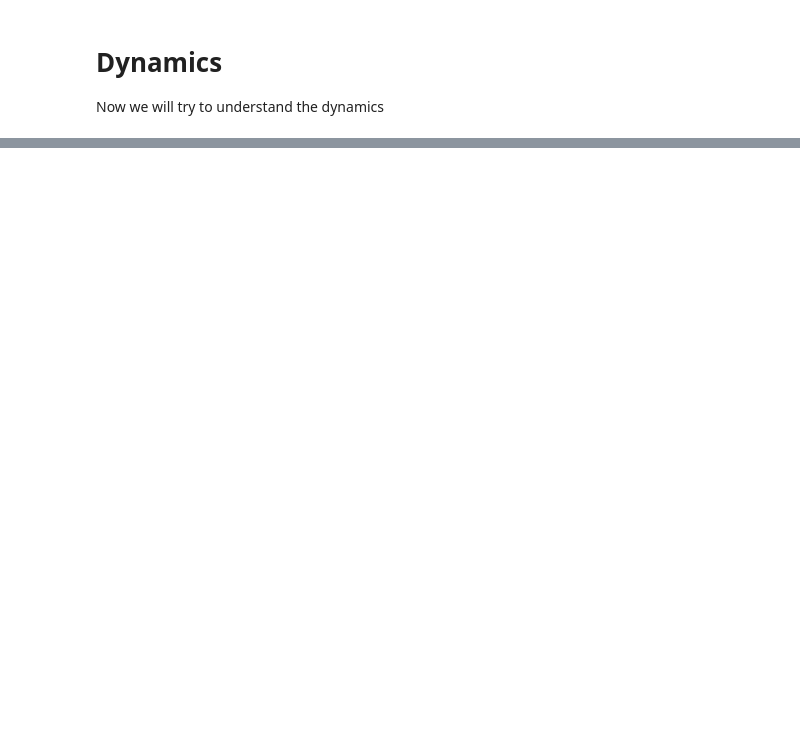
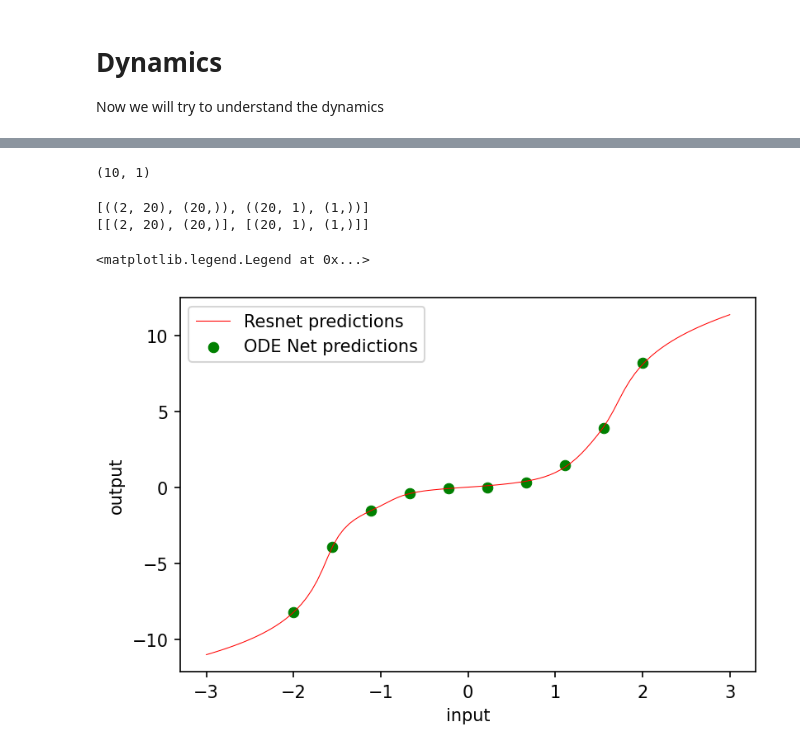
Before and after one commit to PetchMa/deeplearning_fundamentals, a Jupyter notebook: Neural_ODE.ipynb, the cells around one changed output, grey strips where cells are left out. Cells and saved outputs as stored; diff of their text form; code cells hidden in the pictures; blank space fills up the shorter version.

```diff
--- a/Neural_ODE.ipynb
+++ b/Neural_ODE.ipynb
@@ -37,0 +81,66 @@ batched_odenet = vmap(odenet, in_axes=(None, 0))
+# %%
+inputs = jnp.reshape(jnp.linspace(-2.0, 2.0, 10), (10, 1))
+targets = inputs**3 + 0.1 * inputs
+print(targets.shape)
+# %% [output]
+(10, 1)
+# %%
+import numpy.random as npr
+def init_random_params(scale, layer_sizes, rng=npr.RandomState(0)):
+  return [(scale * rng.randn(m, n), scale * rng.randn(n))
+          for m, n, in zip(layer_sizes[:-1], layer_sizes[1:])]
+
+odenet_layer_sizes = [2, 20, 1]
+param_scale = 1.0
+resnet_params = init_random_params(param_scale, odenet_layer_sizes)
+
+print(jax.tree_map(lambda x: x.shape, resnet_params))
+
+
+odenet_params = init_MLP(odenet_layer_sizes, rng)
+print(jax.tree_map(lambda x: x.shape, odenet_params))
+# %% [output]
+[((2, 20), (20,)), ((20, 1), (1,))]
+[[(2, 20), (20,)], [(20, 1), (1,)]]
+# %%
+# Toy 1D dataset.
+inputs = jnp.reshape(jnp.linspace(-2.0, 2.0, 10), (10, 1))
+targets = inputs**3 + 0.1 * inputs
+
+
+param_scale = 1.0
+step_size = 0.01
+train_iters = 1000
+
+# We need to change the input dimension to 2, to allow time-dependent dynamics.
+odenet_layer_sizes = [2, 20, 1]
+
+def odenet_loss(params, inputs, targets):
+  preds = batched_odenet(params, inputs)
+  return jnp.mean(jnp.sum((preds - targets)**2, axis=1))
+
+@jit
+def odenet_update(params, inputs, targets):
+  grads = grad(odenet_loss)(params, inputs, targets)
+  return [(w - step_size * dw, b - step_size * db)
+          for (w, b), (dw, db) in zip(params, grads)]
+
+# Initialize and train ODE-Net.
+odenet_params = init_random_params(param_scale, odenet_layer_sizes)
+
+for i in range(train_iters):
+  odenet_params = odenet_update(odenet_params, inputs, targets)
+
+# Plot resulting model.
+fig = plt.figure(figsize=(6, 4), dpi=150)
+ax = fig.gca()
+ax.scatter(inputs, targets, lw=0.5, color='green')
+fine_inputs = jnp.reshape(jnp.linspace(-3.0, 3.0, 100), (100, 1))
+
+ax.plot(fine_inputs, batched_odenet(odenet_params, fine_inputs), lw=0.5, color='red')
+ax.set_xlabel('input')
+ax.set_ylabel('output')
+plt.legend(('Resnet predictions', 'ODE Net predictions'))
+# %% [output]
+<matplotlib.legend.Legend at 0x...>
+[figure, added]
```
Also changed, not shown: parts of 6 cells of this notebook.
